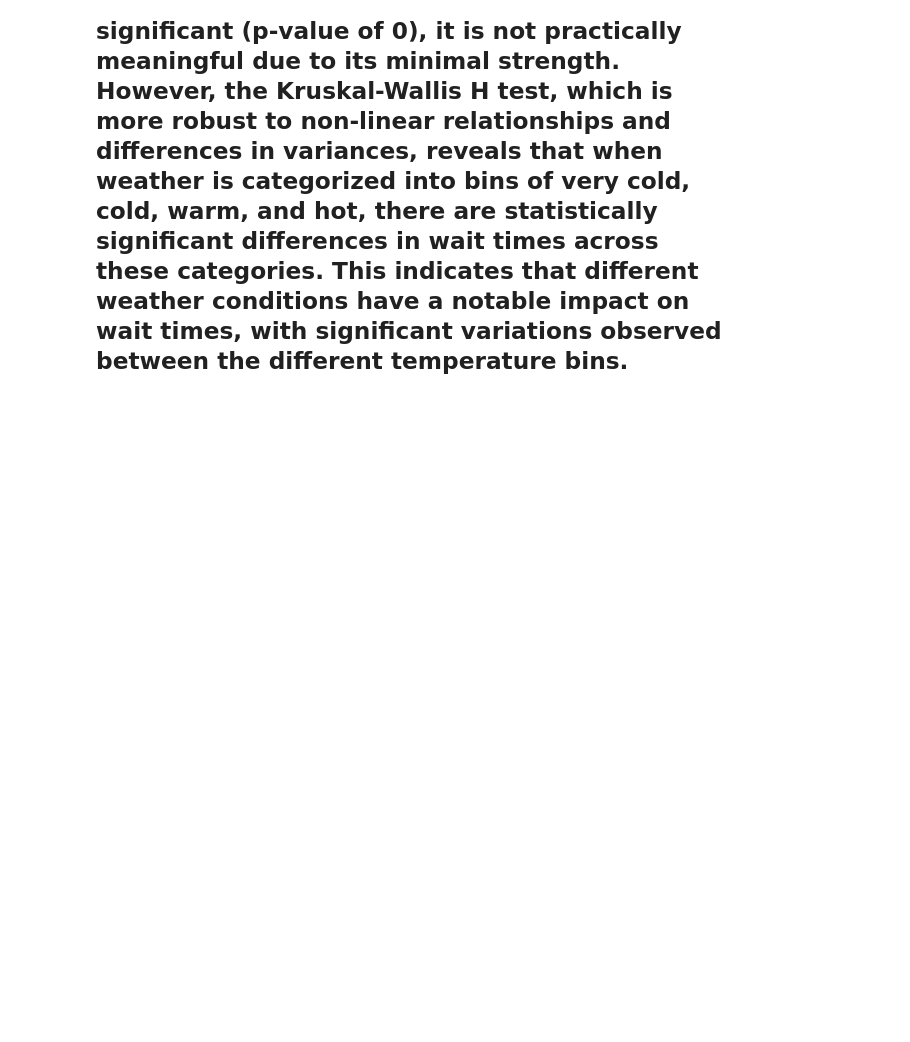
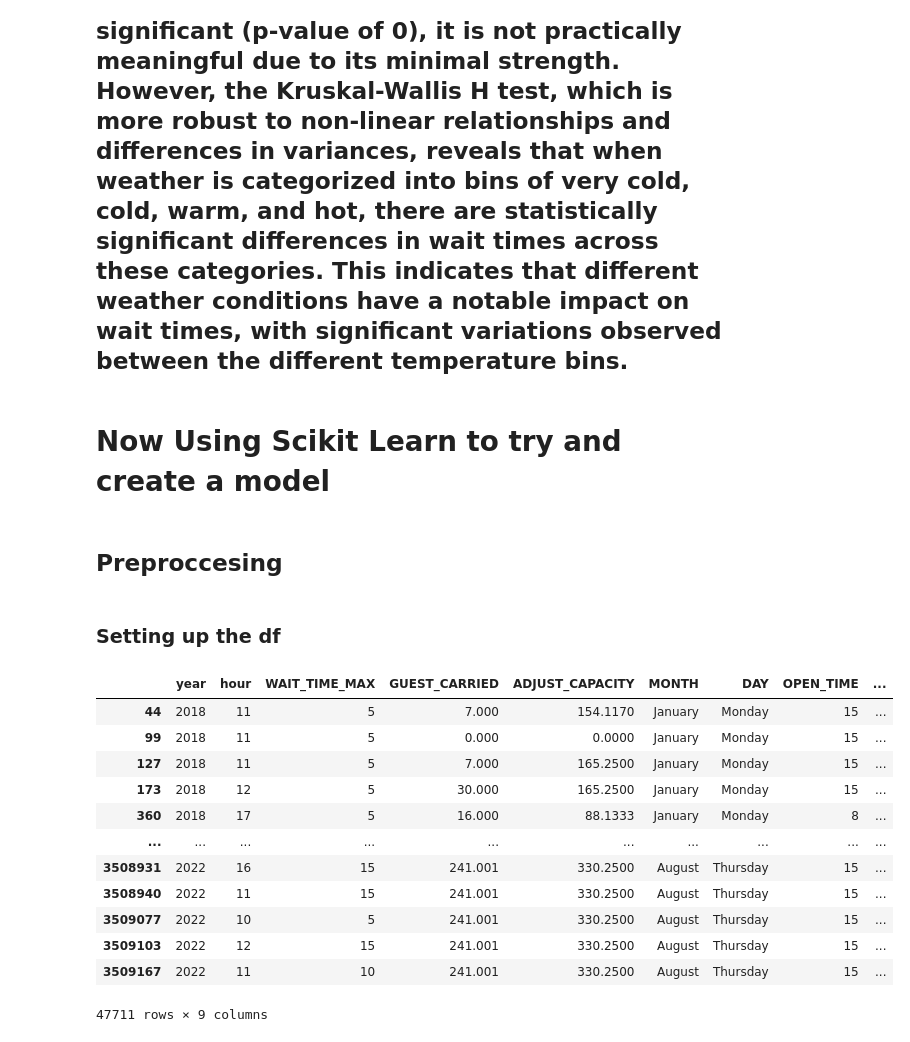
Before and after one commit to MwBm/DataAnalysisIntro, a Jupyter notebook: disneyData.ipynb, the cells around one changed output. Cells and saved outputs as stored; diff of their text form; code cells hidden in the pictures; blank space fills up the shorter version.

```diff
--- a/disneyData.ipynb
+++ b/disneyData.ipynb
@@ -282,3 +287,37 @@ plt.show
 ### Once more, we can determine that the correlation between GUEST_CARRIED and feels_like seems to be minimal. But it seems that the correlation between WAIT_TIME_MAX and feels_like is slightly higher
 # %% [markdown]
 ## Overall, we can conclude that weather does affect the wait times for specific rides at Disneyland Paris, particularly the rapids ride. The Pearson's correlation test shows a very weak linear relationship between weather and wait times, with a correlation coefficient of 0.03. Although this correlation is statistically significant (p-value of 0), it is not practically meaningful due to its minimal strength. However, the Kruskal-Wallis H test, which is more robust to non-linear relationships and differences in variances, reveals that when weather is categorized into bins of very cold, cold, warm, and hot, there are statistically significant differences in wait times across these categories. This indicates that different weather conditions have a notable impact on wait times, with significant variations observed between the different temperature bins.
+# %% [markdown]
+# Now Using Scikit Learn to try and create a model
+# %% [markdown]
+## Preproccesing
+# %% [markdown]
+### Setting up the df
+# %%
+wait_times_sk = wait_times.copy()
+wait_times_sk['DateTime'] = pd.to_datetime(wait_times_sk['DEB_TIME'])
+wait_times_sk['year'] = wait_times_sk['DateTime'].dt.year
+wait_times_sk['hour'] = wait_times_sk['DateTime'].dt.hour
+
+wait_times_sk['WORK_DATE'] = pd.to_datetime(wait_times_sk['WORK_DATE'])
+wait_times_sk['DAY'] = wait_times_sk['WORK_DATE'].dt.day_name()
+wait_times_sk['MONTH'] = wait_times_sk['WORK_DATE'].dt.month_name()
+
+wait_times_sk = wait_times_sk[(wait_times_sk['CAPACITY'] != 0) & (wait_times_sk['ENTITY_DESCRIPTION_SHORT'] == "Rapids Ride")]
+
+wait_times_sk = wait_times_sk[['year', 'hour', 'WAIT_TIME_MAX', 'GUEST_CARRIED', 'ADJUST_CAPACITY', 'MONTH', 'DAY', 'OPEN_TIME', 'NB_UNITS']]
+wait_times_sk
+# %% [output]
+|  | year | hour | WAIT_TIME_MAX | GUEST_CARRIED | ADJUST_CAPACITY | MONTH | DAY | OPEN_TIME | ... |
+| 44 | 2018 | 11 | 5 | 7.000 | 154.1170 | January | Monday | 15 | ... |
+| 99 | 2018 | 11 | 5 | 0.000 | 0.0000 | January | Monday | 15 | ... |
+| 127 | 2018 | 11 | 5 | 7.000 | 165.2500 | January | Monday | 15 | ... |
+| 173 | 2018 | 12 | 5 | 30.000 | 165.2500 | January | Monday | 15 | ... |
+| 360 | 2018 | 17 | 5 | 16.000 | 88.1333 | January | Monday | 8 | ... |
+| ... | ... | ... | ... | ... | ... | ... | ... | ... | ... |
+| 3508931 | 2022 | 16 | 15 | 241.001 | 330.2500 | August | Thursday | 15 | ... |
+| 3508940 | 2022 | 11 | 15 | 241.001 | 330.2500 | August | Thursday | 15 | ... |
+| 3509077 | 2022 | 10 | 5 | 241.001 | 330.2500 | August | Thursday | 15 | ... |
+| 3509103 | 2022 | 12 | 15 | 241.001 | 330.2500 | August | Thursday | 15 | ... |
+| 3509167 | 2022 | 11 | 10 | 241.001 | 330.2500 | August | Thursday | 15 | ... |
+47711 rows × 9 columns
```
Also changed, not shown: parts of 7 cells of this notebook.
